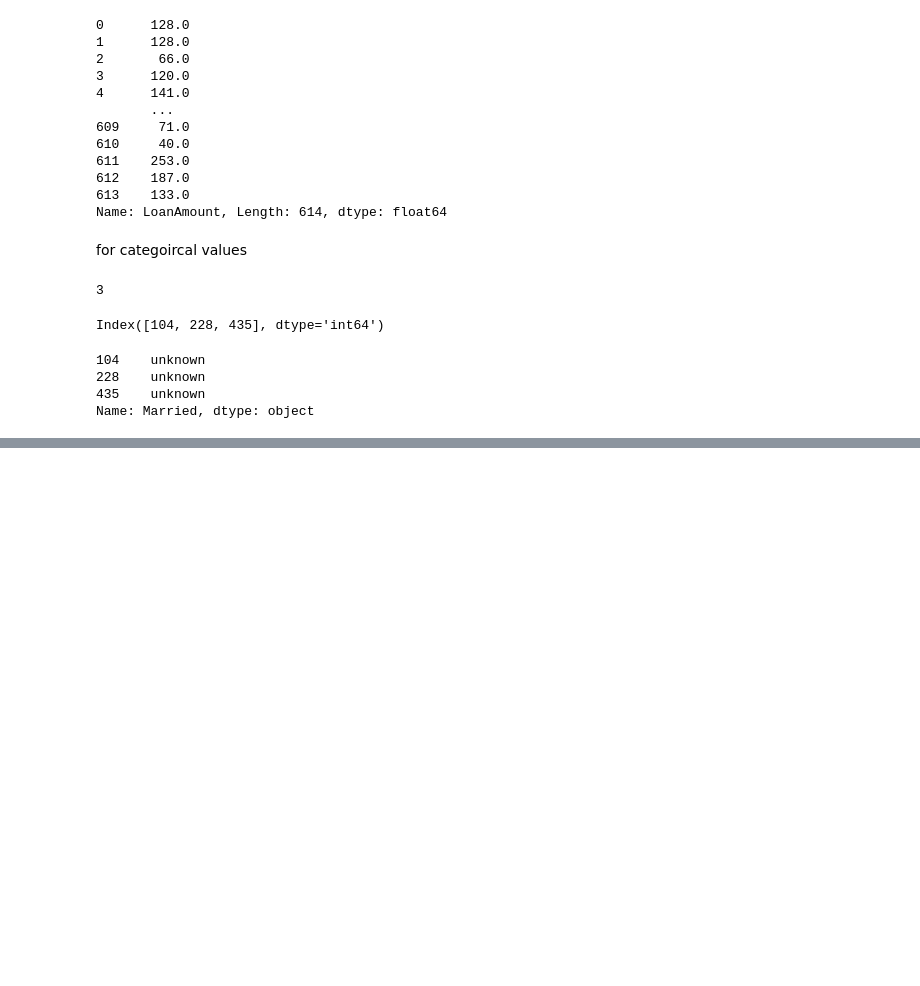
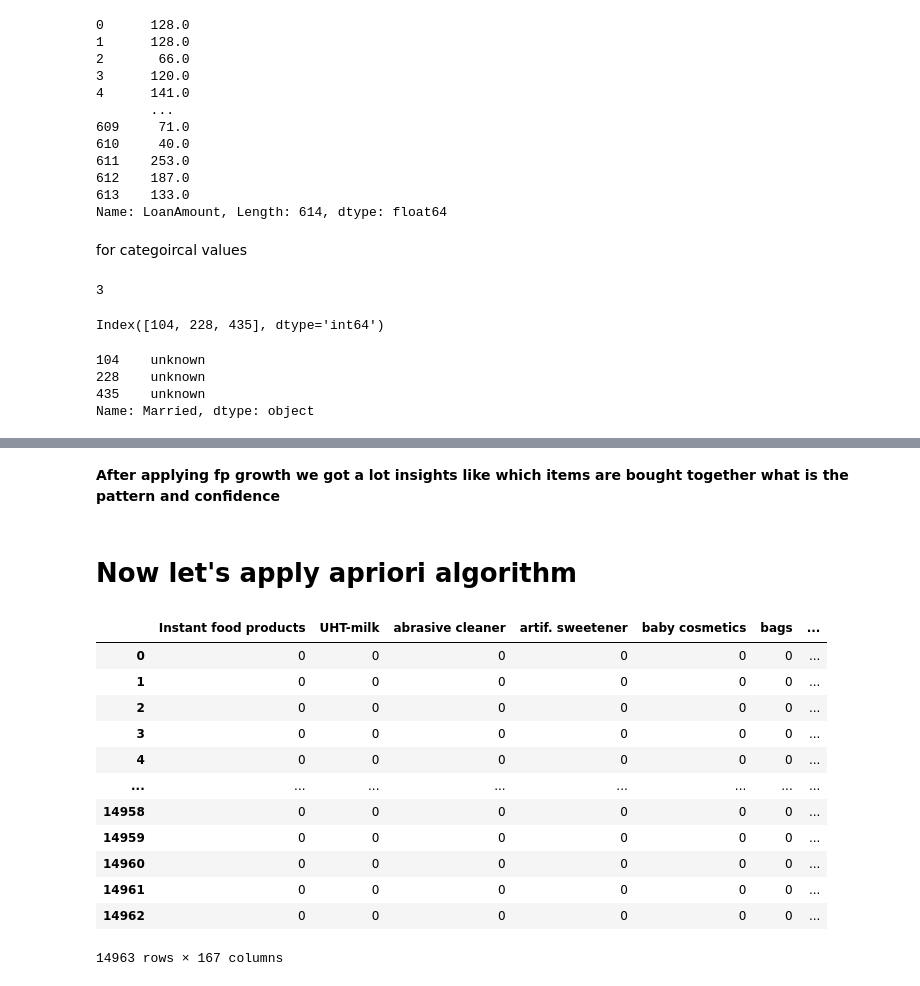
Before and after one commit to MekhzZ/AppliedStatisticsWithPython.ipynb, a Jupyter notebook: DataMining.ipynb, the cells around one changed output, grey strips where cells are left out. Cells and saved outputs as stored; diff of their text form; code cells hidden in the pictures; blank space fills up the shorter version.

```diff
--- a/DataMining.ipynb
+++ b/DataMining.ipynb
@@ -966,0 +1140,32 @@ Name: Married, dtype: object
+# %% [markdown]
+**After applying fp growth we got a lot insights like which items are bought together what is the pattern and confidence**
+# %% [markdown]
+# **Now let's apply apriori algorithm**
+# %%
+from mlxtend.frequent_patterns import apriori
+from mlxtend.frequent_patterns import association_rules
+
+def encoder(x):
+  if x == True:
+    return 1
+  else:
+    return 0
+
+for i in matrix.columns:
+  matrix[i] = matrix[i].apply(encoder)
+
+matrix
+# %% [output]
+|  | Instant food products | UHT-milk | abrasive cleaner | artif. sweetener | baby cosmetics | bags | ... |
+| 0 | 0 | 0 | 0 | 0 | 0 | 0 | ... |
+| 1 | 0 | 0 | 0 | 0 | 0 | 0 | ... |
+| 2 | 0 | 0 | 0 | 0 | 0 | 0 | ... |
+| 3 | 0 | 0 | 0 | 0 | 0 | 0 | ... |
+| 4 | 0 | 0 | 0 | 0 | 0 | 0 | ... |
+| ... | ... | ... | ... | ... | ... | ... | ... |
+| 14958 | 0 | 0 | 0 | 0 | 0 | 0 | ... |
+| 14959 | 0 | 0 | 0 | 0 | 0 | 0 | ... |
+| 14960 | 0 | 0 | 0 | 0 | 0 | 0 | ... |
+| 14961 | 0 | 0 | 0 | 0 | 0 | 0 | ... |
+| 14962 | 0 | 0 | 0 | 0 | 0 | 0 | ... |
+14963 rows × 167 columns
```
Also changed, not shown: parts of 30 cells of this notebook.
